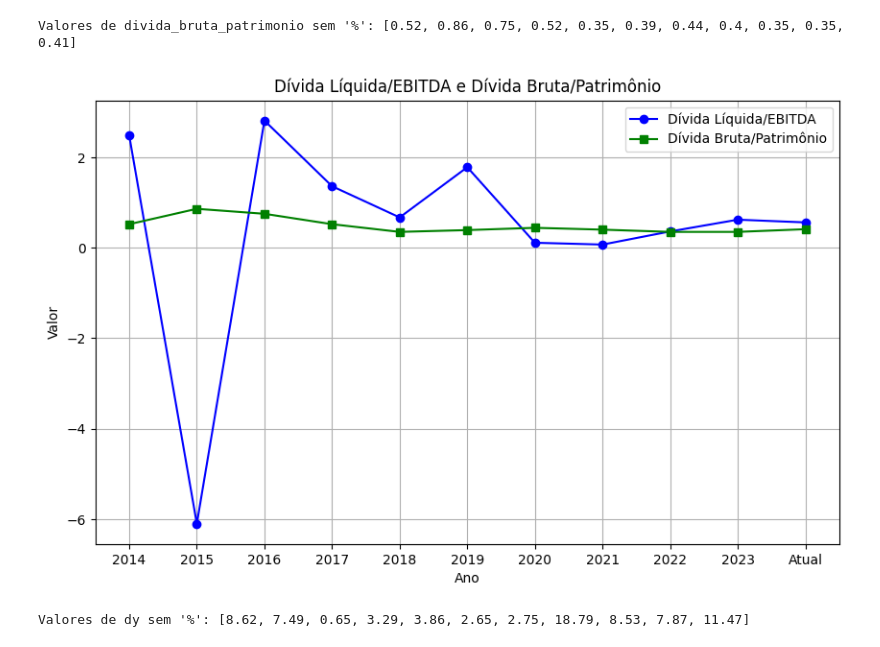
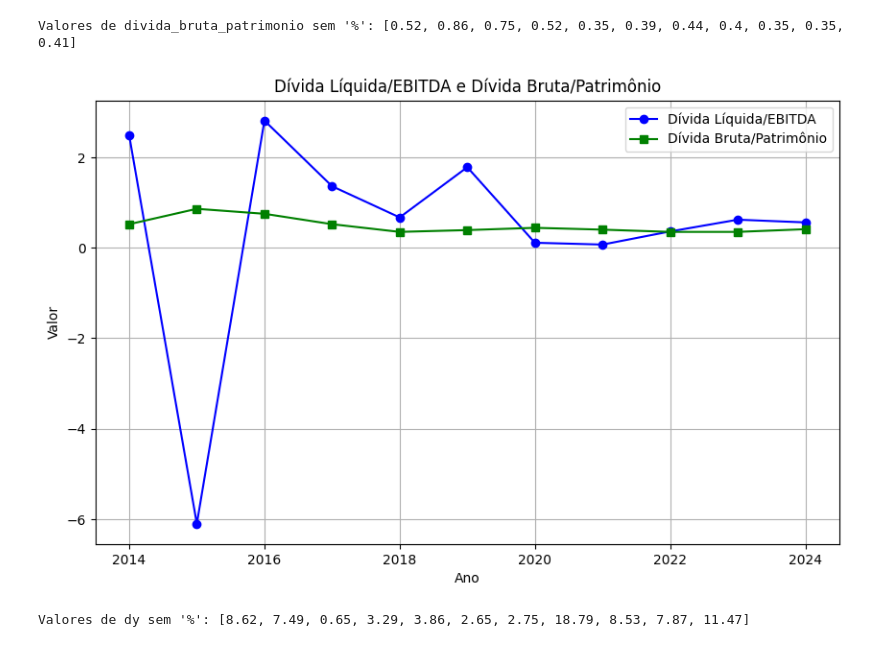
Before and after one commit to DS-Johnny/Previsao_precos_acoes_mercado_financeiro, a Jupyter notebook: pi4.ipynb, the cells around one changed output. Drawn from its saved outputs; the diff is of its cells as text; code cells hidden in the pictures.

```diff
--- a/pi4.ipynb
+++ b/pi4.ipynb
@@ -210,26 +209,28 @@ Valores de divida_bruta_patrimonio sem '%': [0.52, 0.86, 0.75, 0.52, 0.35, 0.39,
 # %%
 import matplotlib.pyplot as plt
 
 # Web Scraping
-anos = [2014, 2015, 2016, 2017, 2018, 2019, 2020, 2021, 2022, 2023, "Atual"]
+anos = [2014, 2015, 2016, 2017, 2018, 2019, 2020, 2021, 2022, 2023, 2024]
+divida_bruta_patrimonio = [0.52, 0.86, 0.75, 0.52, 0.35, 0.39, 0.44, 0.4, 0.35, 0.35, 0.41]
+divida_liquida_ebitda = [2.48, -6.1, 2.81, 1.36, 0.67, 1.78, 0.11, 0.07, 0.36, 0.62, 0.56]
 
 # Criação do gráfico
 plt.figure(figsize=(10, 6))
 
 # Plotar Dívida Líquida/EBITDA
 plt.plot(anos, divida_liquida_ebitda, marker='o', label='Dívida Líquida/EBITDA', color='b')
 
 # Plotar Dívida Bruta/Patrimônio
 plt.plot(anos, divida_bruta_patrimonio, marker='s', label='Dívida Bruta/Patrimônio', color='g')
 
 # Adicionar título e legendas
 plt.title('Dívida Líquida/EBITDA e Dívida Bruta/Patrimônio')
 plt.xlabel('Ano')
 plt.ylabel('Valor')
 plt.legend()
 
 # Exibir o gráfico
 plt.grid(True)
 plt.show()
 # %% [output]
-[figure, old version]
+[figure, new version]
```
Also changed, not shown: parts of 5 cells of this notebook, 2 other files.
